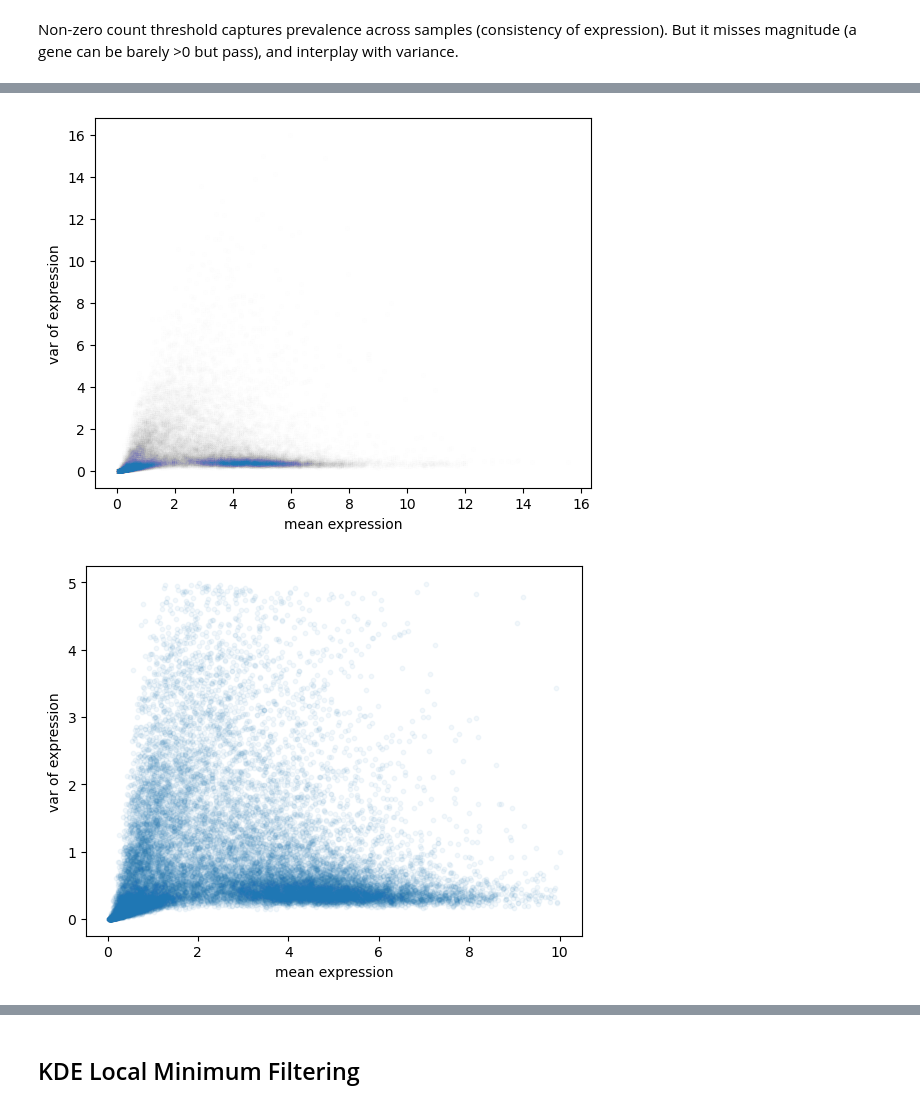
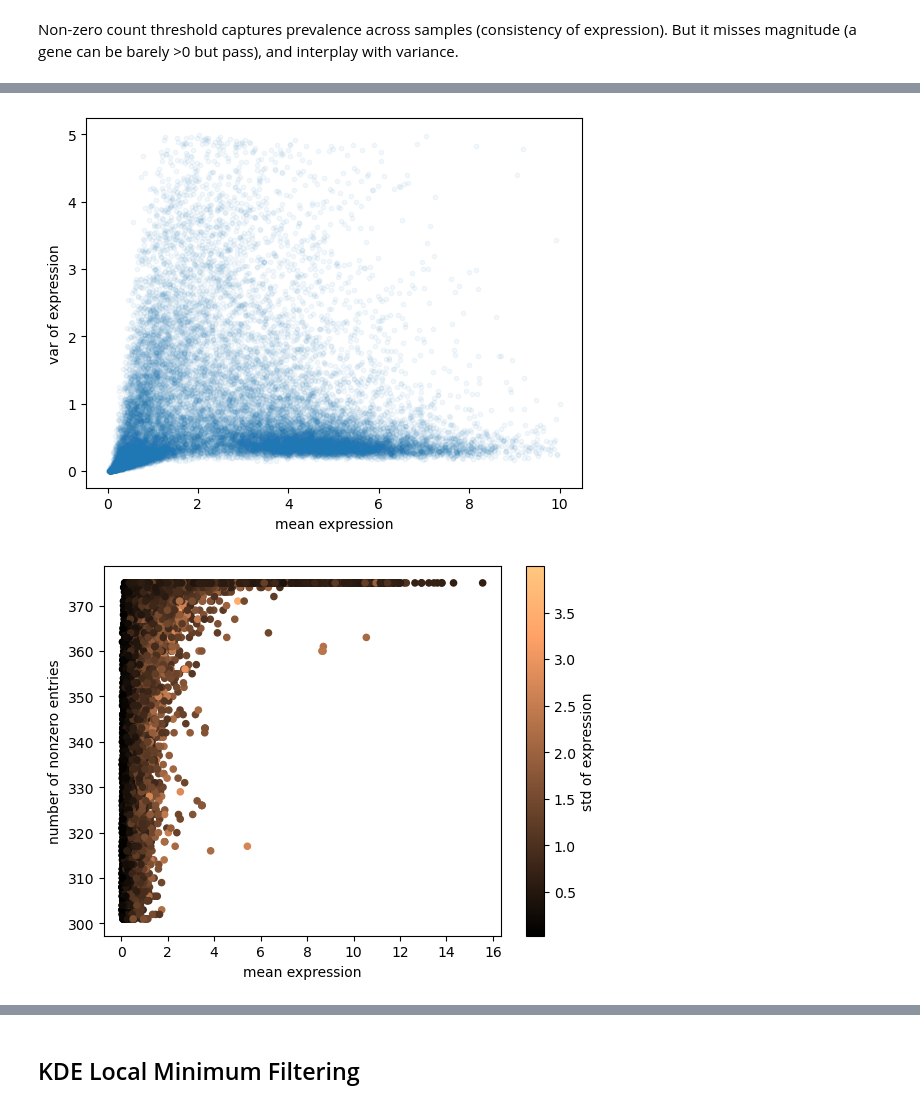
Before and after one commit to flaviocaroli/Cancer-Protein-RNA-research, a Jupyter notebook: 01. pre-processing/02. filtering_matched.ipynb, the cells around one changed output, grey strips where cells are left out. Cells and saved outputs as stored; diff of their text form; code cells hidden in the pictures.

```diff
--- a/01. pre-processing/02. filtering_matched.ipynb
+++ b/01. pre-processing/02. filtering_matched.ipynb
@@ -689,33 +454,37 @@ plt.show()
 # %%
-x = transcriptomics_nonzero_filtered.mean()
-y = transcriptomics_nonzero_filtered.var()
-z = (transcriptomics_nonzero_filtered != 0).sum()
+# Zoomed plot
 
-plt.scatter(x, y, s=10, alpha=0.005)
+x = transcriptomics_nonzero_filtered.mean()[(transcriptomics.mean() < 10) & (transcriptomics.var() < 5)]
+y = transcriptomics_nonzero_filtered.var()[(transcriptomics.mean() < 10) & (transcriptomics.var() < 5)]
+z = (transcriptomics_nonzero_filtered != 0).sum()[(transcriptomics.mean() < 10) & (transcriptomics.var() < 5)]
+
+plt.scatter(x, y, s=10, alpha=0.05)
 
 # Add labels and a title
 plt.xlabel('mean expression')
 plt.ylabel('var of expression')
 
 # Show the plot
 plt.show()
 # %% [output]
-[figure, old version]
+[figure, new version]
 # %%
-# zoommed plot
+# Plot of mean and var of expression with non zero values
+x = transcriptomics_nonzero_filtered.mean()
+z = transcriptomics_nonzero_filtered.std()
+y = (transcriptomics_nonzero_filtered != 0).sum()
 
-x = transcriptomics_nonzero_filtered.mean()[(transcriptomics.mean() < 10) & (transcriptomics.var() < 5)]
-y = transcriptomics_nonzero_filtered.var()[(transcriptomics.mean() < 10) & (transcriptomics.var() < 5)]
-z = (transcriptomics_nonzero_filtered != 0).sum()[(transcriptomics.mean() < 10) & (transcriptomics.var() < 5)]
+plt.scatter(x, y, c=z, cmap='copper', s=20, alpha=1)
 
-plt.scatter(x, y, s=10, alpha=0.05)
+# Add color bar to show the mapping of z to colors
+plt.colorbar(label='std of expression')
 
 # Add labels and a title
 plt.xlabel('mean expression')
-plt.ylabel('var of expression')
+plt.ylabel('number of nonzero entries')
 
 # Show the plot
 plt.show()
 # %% [output]
-[figure, old version]
+[figure, new version]
 # %%
```
Also changed, not shown: parts of 86 cells of this notebook, 9 other files.
